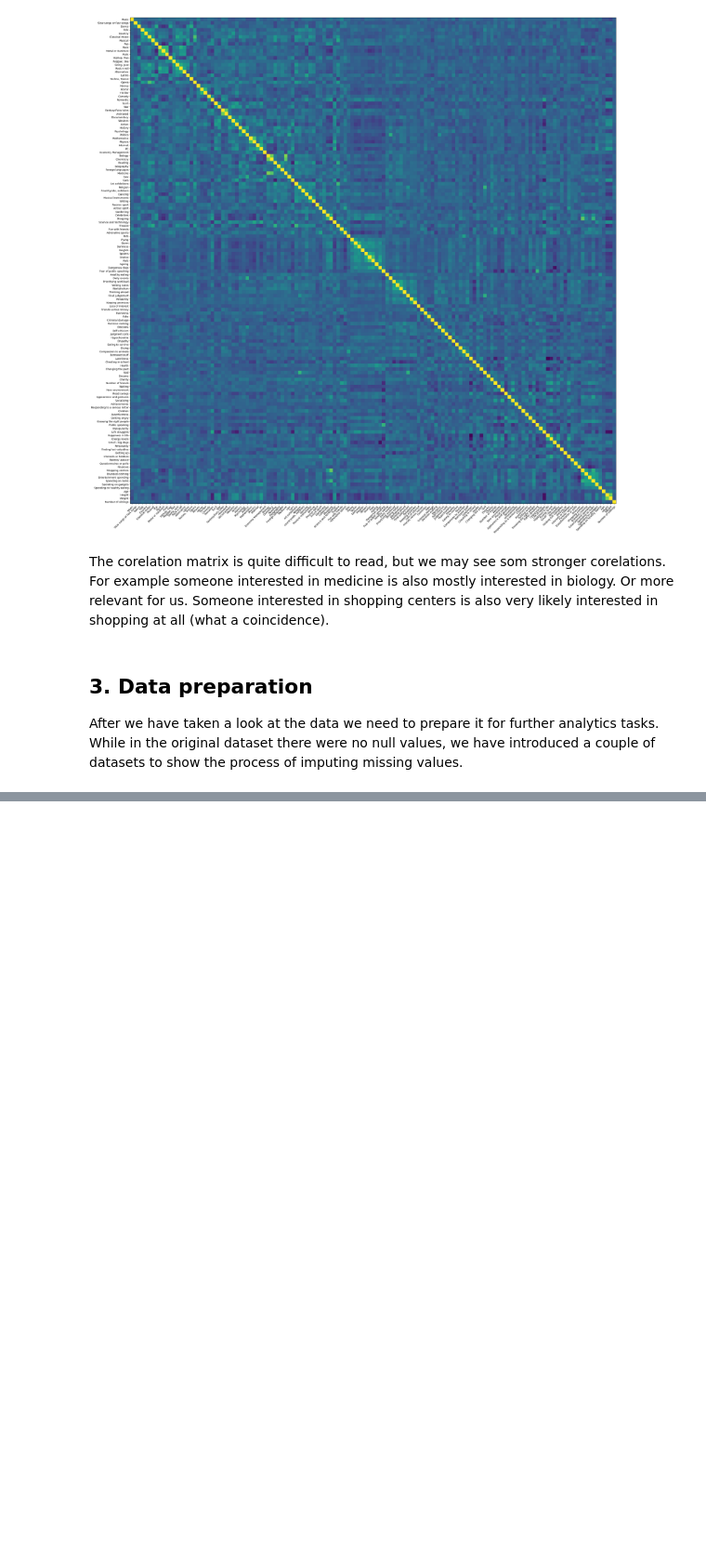
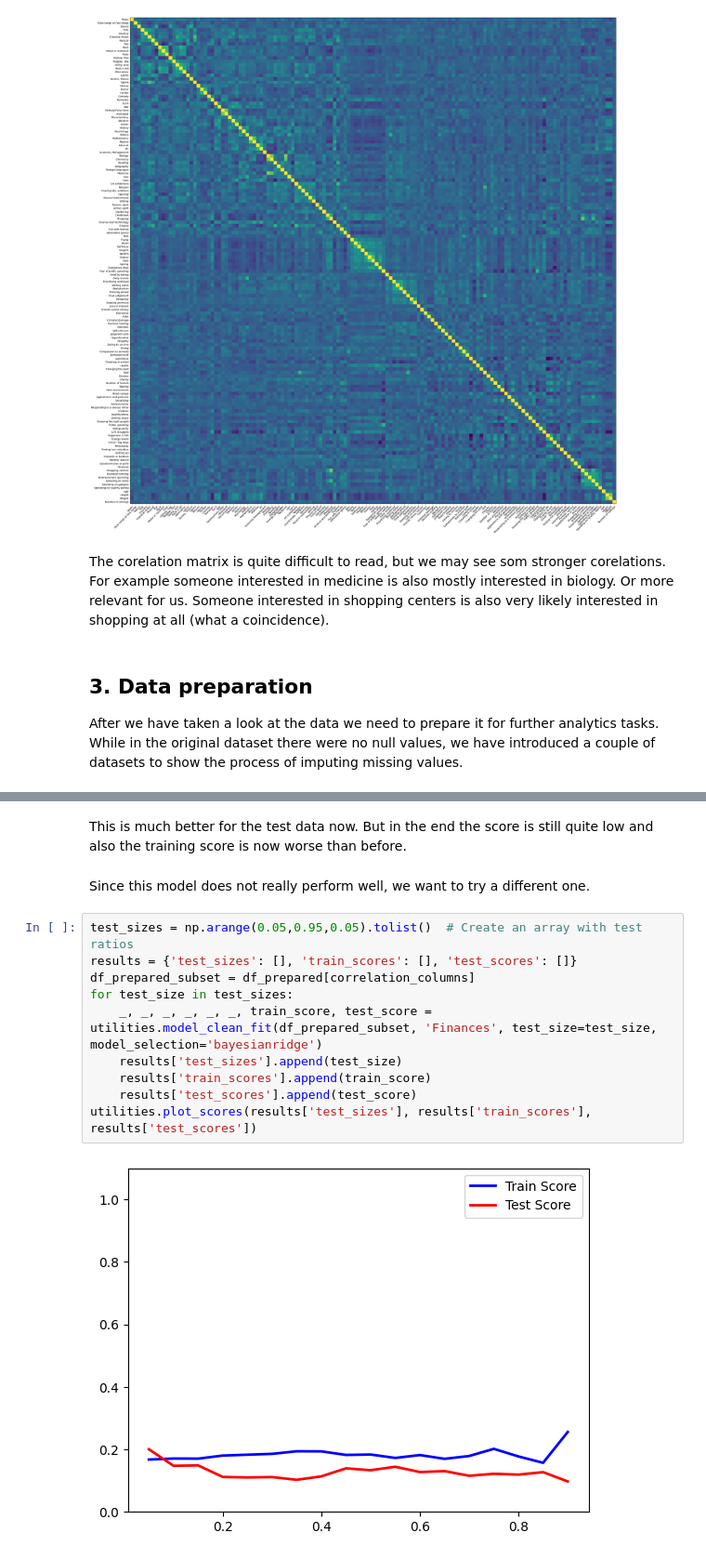
Before and after one commit to herrmann1981/udacity_datascience_people_survey, a Jupyter notebook: Notebook.ipynb, the cells around one changed output, grey strips where cells are left out. Shown at 93% size. Cells and saved outputs as stored; diff of their text form; blank space fills up the shorter version.

```diff
--- a/Notebook.ipynb
+++ b/Notebook.ipynb
@@ -156,0 +268,16 @@ For this dataset it was not necessary to remove columns or rows because there si
+# %% [markdown]
+This is much better for the test data now. But in the end the score is still quite low and also the training score is now worse than before.
+# %% [markdown]
+Since this model does not really perform well, we want to try a different one.
+# %%
+test_sizes = np.arange(0.05,0.95,0.05).tolist()  # Create an array with test ratios
+results = {'test_sizes': [], 'train_scores': [], 'test_scores': []}
+df_prepared_subset = df_prepared[correlation_columns]
+for test_size in test_sizes:
+    _, _, _, _, _, _, train_score, test_score = utilities.model_clean_fit(df_prepared_subset, 'Finances', test_size=test_size, model_selection='bayesianridge')
+    results['test_sizes'].append(test_size)
+    results['train_scores'].append(train_score)
+    results['test_scores'].append(test_score)
+utilities.plot_scores(results['test_sizes'], results['train_scores'], results['test_scores'])
+# %% [output]
+[figure, added]
```
Also changed, not shown: parts of 31 cells of this notebook, 3 other files.
